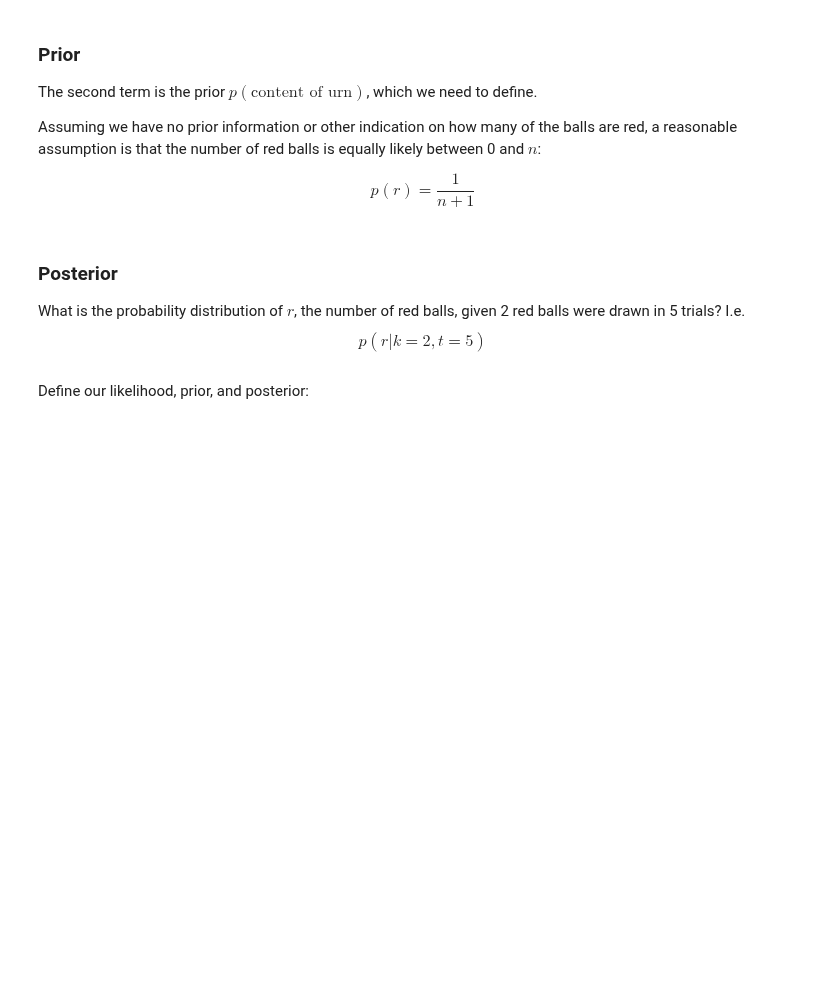
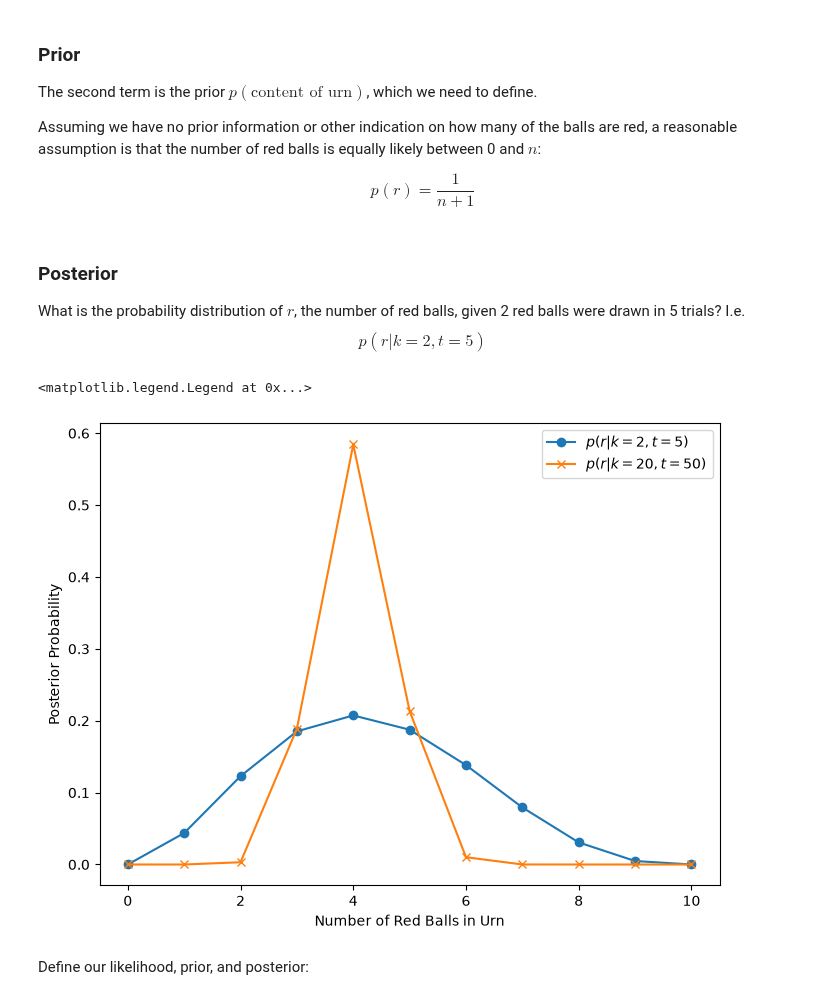
Before and after one commit to shimishimiaeshimiah/Bayesian-Stats-HS2026, a Jupyter notebook: lectures_annotated/week4_intro_to_bayes.ipynb, the cells around one changed output. Saved outputs shown, nothing was run; the diff lists cells and outputs as text; code cells hidden in the pictures; blank space fills up the shorter version.

```diff
--- a/lectures_annotated/week4_intro_to_bayes.ipynb
+++ b/lectures_annotated/week4_intro_to_bayes.ipynb
@@ -76,6 +79,41 @@ What is the probability distribution of $r$, the number of red balls, given 2 re
 $$
     p(r | k=2, t=5)
 $$
+# %%
+N = 10
+
+def prior(r: npt.NDArray) -> npt.NDArray:
+    return np.ones_like(r)/(N + 1)
+
+def likelihood(r: npt.NDArray, t: int, k: int) -> npt.NDArray:
+    theta = r / N
+    return scipy.special.binom(t,k) * theta ** k * (1-theta) ** (t-k)
+
+def posterior(r: npt.NDArray, t: int, k: int) -> npt.NDArray:
+    post = likelihood(r, t, k) * prior(r)
+    marginal_likelihood = post.sum()
+    return post / marginal_likelihood
+# %%
+r = np.arange(0, N + 1)
+
+k = 2
+t = 5
+
+post_5_2 = posterior(r, 5, 2)
+post_50_20 = posterior(r, 50, 20)
+
+
+fig, ax = plt.subplots(figsize=(8,6))
+
+ax.plot(r, post_5_2, label='$p(r|k=2,t=5)$', marker='o')
+ax.plot(r, post_50_20, label='$p(r|k=20,t=50)$', marker='x')
+
+ax.set_xlabel('Number of Red Balls in Urn')
+ax.set_ylabel('Posterior Probability')
+ax.legend()
+# %% [output]
+<matplotlib.legend.Legend at 0x...>
+[figure, added]
 # %% [markdown]
 Define our likelihood, prior, and posterior:
 # %%
```
Also changed, not shown: parts of 6 cells of this notebook, 1 other file.
